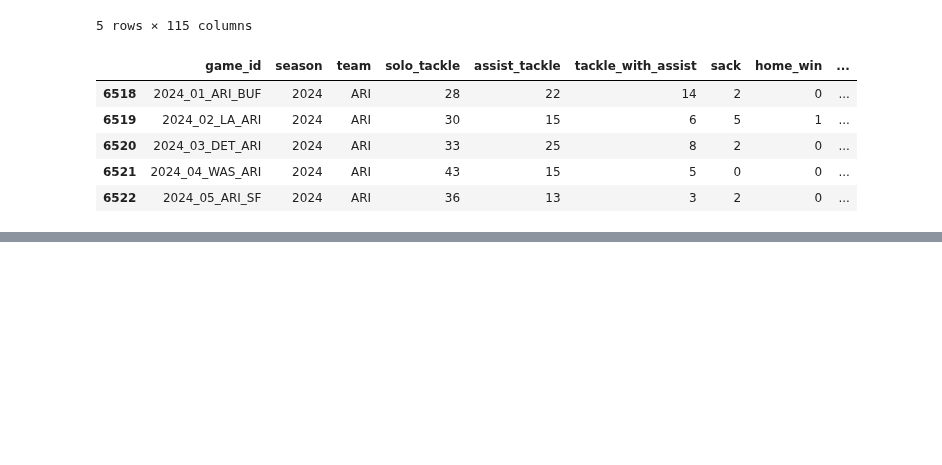
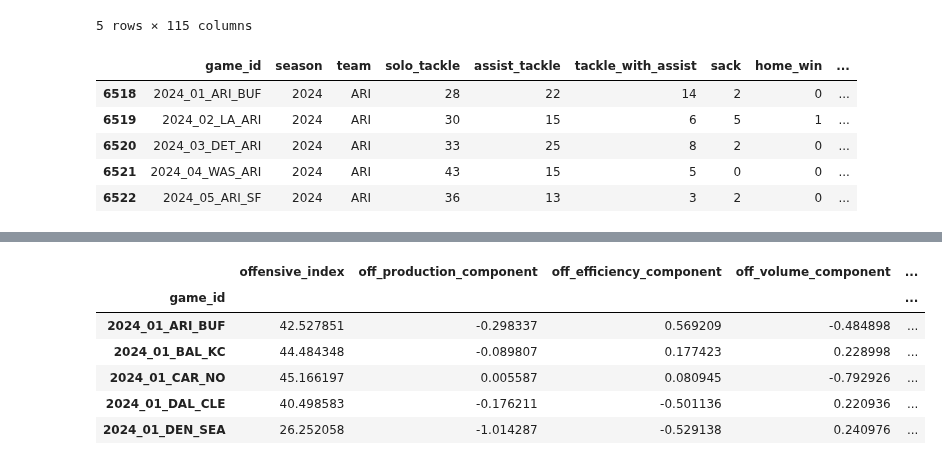
Before and after one commit to Ejaramillo1/nfl_ml_project, a Jupyter notebook: notebook/data/EDA_NFL_Team_metrics.ipynb, the cells around one changed output, grey strips where cells are left out. Cells and saved outputs as stored; diff of their text form; code cells hidden in the pictures; blank space fills up the shorter version.

```diff
--- a/notebook/data/EDA_NFL_Team_metrics.ipynb
+++ b/notebook/data/EDA_NFL_Team_metrics.ipynb
@@ -196,0 +402,11 @@ wdf_def_2024.describe()
+# %%
+offensive_data = offensive_df[['offensive_index','off_production_component','off_efficiency_component','off_volume_component', 'off_big_play_component', 'off_red_zone_component' ]]
+offensive_data.head()
+# %% [output]
+|  | offensive_index | off_production_component | off_efficiency_component | off_volume_component | ... |
+| game_id |  |  |  |  | ... |
+| 2024_01_ARI_BUF | 42.527851 | -0.298337 | 0.569209 | -0.484898 | ... |
+| 2024_01_BAL_KC | 44.484348 | -0.089807 | 0.177423 | 0.228998 | ... |
+| 2024_01_CAR_NO | 45.166197 | 0.005587 | 0.080945 | -0.792926 | ... |
+| 2024_01_DAL_CLE | 40.498583 | -0.176211 | -0.501136 | 0.220936 | ... |
+| 2024_01_DEN_SEA | 26.252058 | -1.014287 | -0.529138 | 0.240976 | ... |
```
Also changed, not shown: parts of 26 cells of this notebook.
